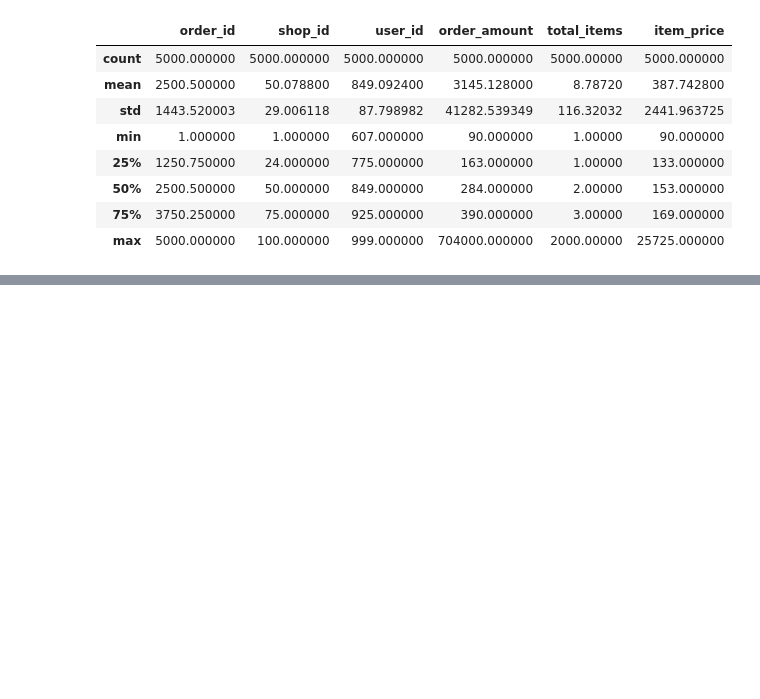
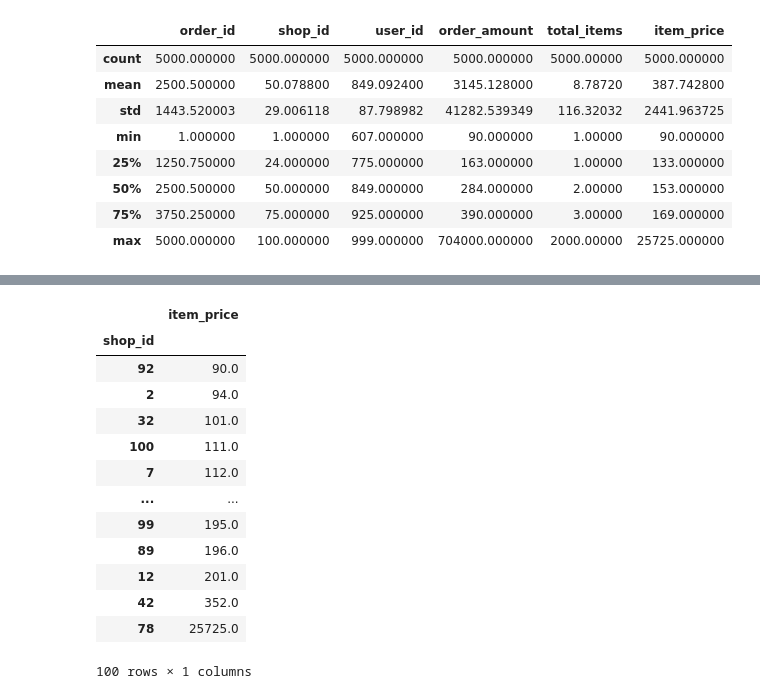
Before and after one commit to mauney/shopify, a Jupyter notebook: shopify_q1.ipynb, the cells around one changed output, grey strips where cells are left out. Drawn from its saved outputs; the diff is of its cells as text; code cells hidden in the pictures; blank space fills up the shorter version.

```diff
--- a/shopify_q1.ipynb
+++ b/shopify_q1.ipynb
@@ -83,0 +44,19 @@ df[df['total_items'] > 10].groupby(['total_items', 'shop_id']).count()
+# %%
+# The lowest price shoe is $90
+# Only shops 42 and 78 have shoes priced above $201
+df[['shop_id', 'item_price']].groupby(by='shop_id').max('item_price').sort_values(by='item_price')
+# %% [output]
+|  | item_price |
+| shop_id |  |
+| 92 | 90.0 |
+| 2 | 94.0 |
+| 32 | 101.0 |
+| 100 | 111.0 |
+| 7 | 112.0 |
+| ... | ... |
+| 99 | 195.0 |
+| 89 | 196.0 |
+| 12 | 201.0 |
+| 42 | 352.0 |
+| 78 | 25725.0 |
+100 rows × 1 columns
```
Also changed, not shown: parts of 16 cells of this notebook, 2 other files.
